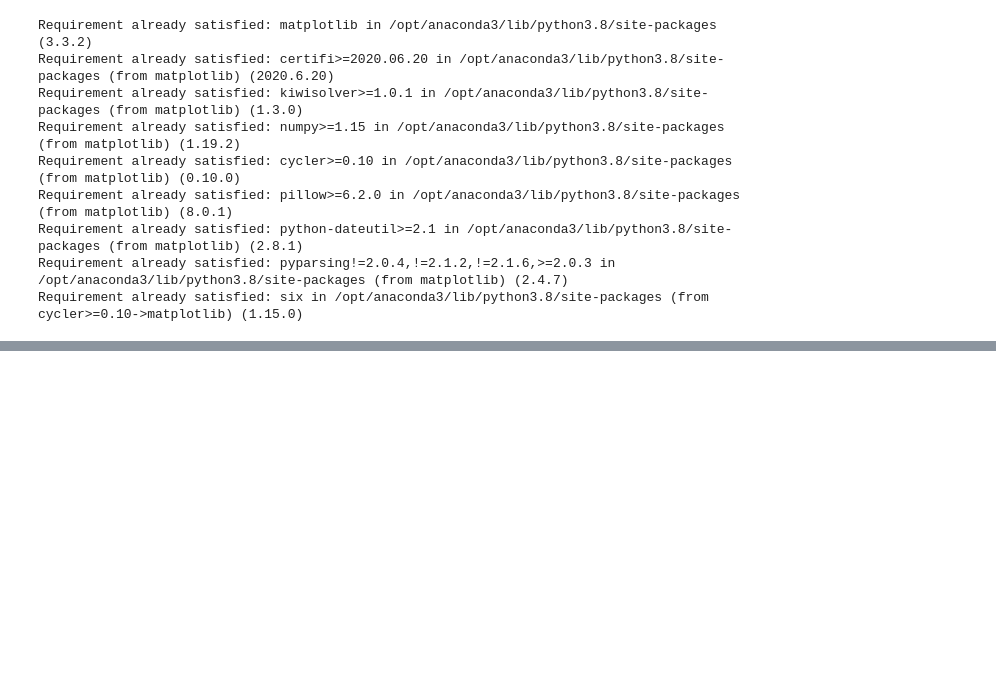
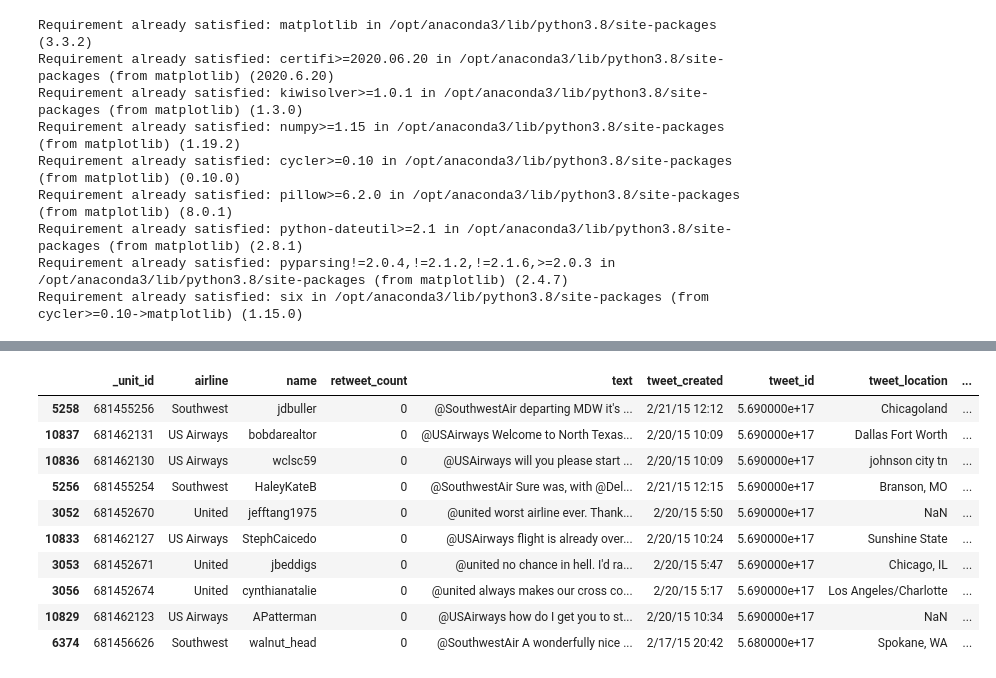
Before and after one commit to aposner/IS684-Webmining, a Jupyter notebook: Ava Final.ipynb, the cells around one changed output, grey strips where cells are left out. Cells and saved outputs as stored; diff of their text form; code cells hidden in the pictures; blank space fills up the shorter version.

```diff
--- a/Ava Final.ipynb
+++ b/Ava Final.ipynb
@@ -464,0 +484,14 @@ plot.show()
+# %%
+with_topics.sort_values(by=0, ascending=False).tail(10)
+# %% [output]
+|  | _unit_id | airline | name | retweet_count | text | tweet_created | tweet_id | tweet_location | ... |
+| 5258 | 681455256 | Southwest | jdbuller | 0 | @SouthwestAir departing MDW it's ... | 2/21/15 12:12 | 5.690000e+17 | Chicagoland | ... |
+| 10837 | 681462131 | US Airways | bobdarealtor | 0 | @USAirways Welcome to North Texas... | 2/20/15 10:09 | 5.690000e+17 | Dallas Fort Worth | ... |
+| 10836 | 681462130 | US Airways | wclsc59 | 0 | @USAirways will you please start ... | 2/20/15 10:09 | 5.690000e+17 | johnson city tn | ... |
+| 5256 | 681455254 | Southwest | HaleyKateB | 0 | @SouthwestAir Sure was, with @Del... | 2/21/15 12:15 | 5.690000e+17 | Branson, MO | ... |
+| 3052 | 681452670 | United | jefftang1975 | 0 | @united worst airline ever. Thank... | 2/20/15 5:50 | 5.690000e+17 | NaN | ... |
+| 10833 | 681462127 | US Airways | StephCaicedo | 0 | @USAirways flight is already over... | 2/20/15 10:24 | 5.690000e+17 | Sunshine State | ... |
+| 3053 | 681452671 | United | jbeddigs | 0 | @united no chance in hell. I'd ra... | 2/20/15 5:47 | 5.690000e+17 | Chicago, IL | ... |
+| 3056 | 681452674 | United | cynthianatalie | 0 | @united always makes our cross co... | 2/20/15 5:17 | 5.690000e+17 | Los Angeles/Charlotte | ... |
+| 10829 | 681462123 | US Airways | APatterman | 0 | @USAirways how do I get you to st... | 2/20/15 10:34 | 5.690000e+17 | NaN | ... |
+| 6374 | 681456626 | Southwest | walnut_head | 0 | @SouthwestAir A wonderfully nice ... | 2/17/15 20:42 | 5.680000e+17 | Spokane, WA | ... |
```
Also changed, not shown: parts of 42 cells of this notebook.
